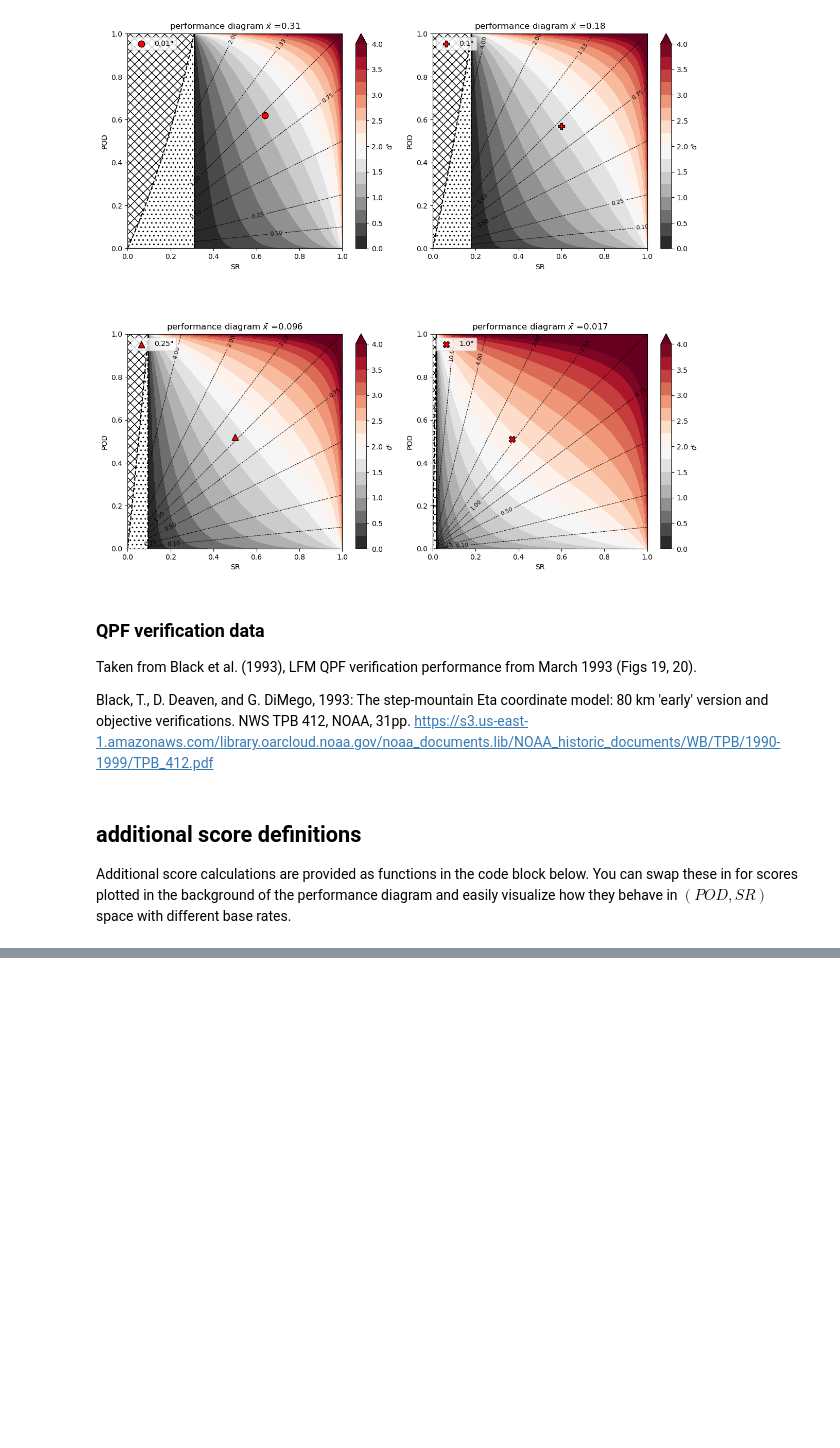
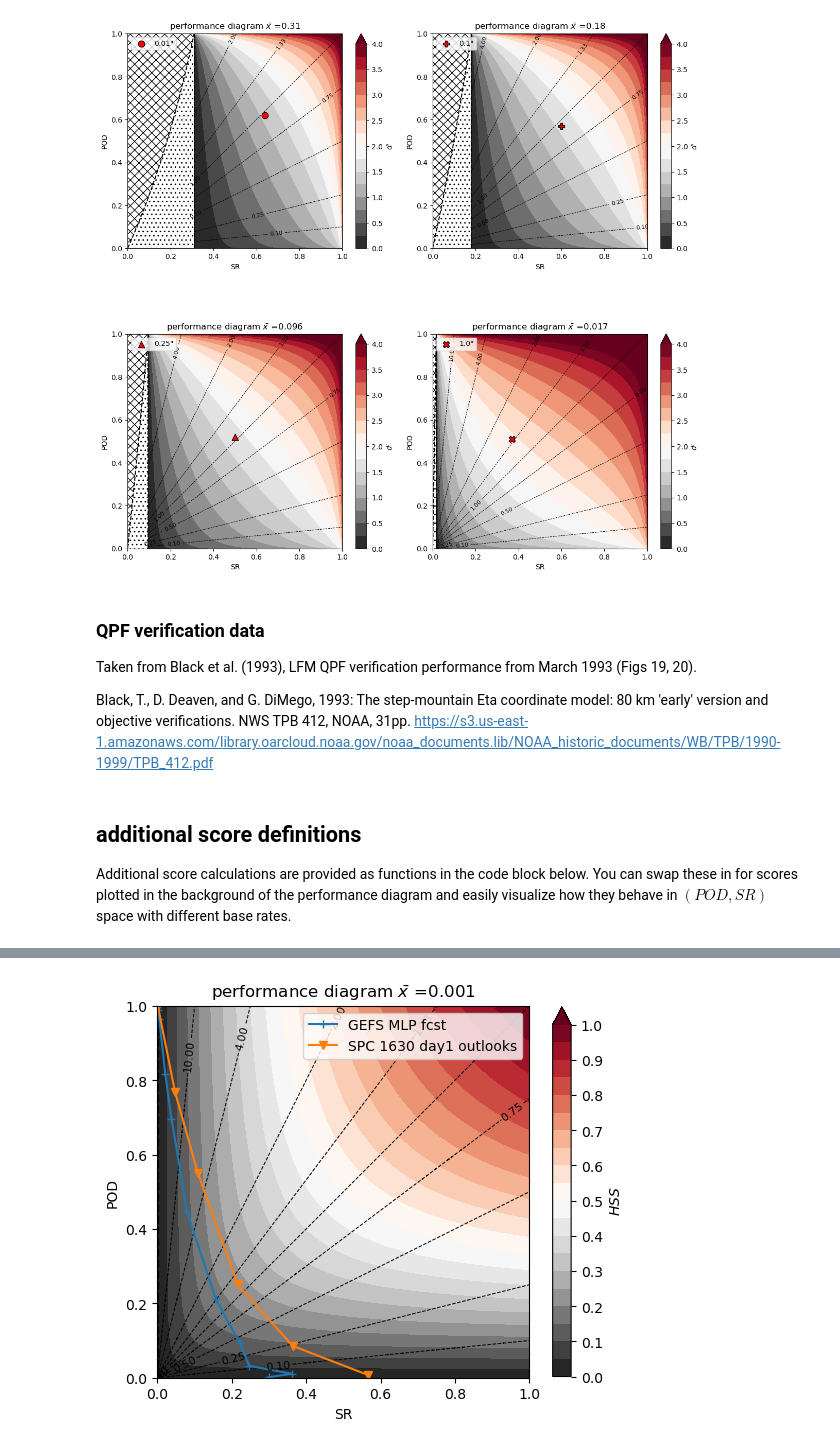
Before and after one commit to baldwin-ou/verification, a Jupyter notebook: intro_performance_diagram.ipynb, the cells around one changed output, grey strips where cells are left out. Drawn from its saved outputs; the diff is of its cells as text; code cells hidden in the pictures; blank space fills up the shorter version.

```diff
--- a/intro_performance_diagram.ipynb
+++ b/intro_performance_diagram.ipynb
@@ -817,0 +893,20 @@ def alphame(a,b,c,d):
+# %%
+hazard='torn'
+range='day1_0000'
+df_mlp=pd.read_csv(f'/users/baldwin/datasets/{hazard}_outlooks/gefsmlp_day1_area_verf_full_regions_2022_24.csv.gz')
+df_sum_mlp=df_mlp[(df_mlp.OBS_TYPE=='svr')&(df_mlp.OUTLOOK==range)&(df_mlp.REGION_NAME=='CONUS')].groupby('LABEL').sum(numeric_only=True)
+#df_sum['fcst']=np.array([0.,15.,30.,45.,5.,60.])
+#df_sum['fcst']=np.array([0.,15.,30.,45.,5.,60.])
+df_sum_mlp['POD']=df_sum_mlp.aa/(df_sum_mlp.aa+df_sum_mlp.cc)
+df_sum_mlp['POFD']=df_sum_mlp.bb/(df_sum_mlp.bb+df_sum_mlp.dd)
+df_sum_mlp['SR']=df_sum_mlp.aa/(df_sum_mlp.aa+df_sum_mlp.bb)
+# %%
+hazard='torn'
+range='day1_1630'
+df_40=pd.read_csv(f'/users/baldwin/datasets/{hazard}_outlooks/day1_area_verf_full_regions.csv.gz')
+df_sum40=df_40[(df_40.OBS_TYPE=='svr')&(df_40.OUTLOOK==range)&(df_40.REGION_NAME=='CONUS')].groupby('LABEL').sum(numeric_only=True)
+#df_sum['fcst']=np.array([0.,15.,30.,45.,5.,60.])
+#df_sum['fcst']=np.array([0.,15.,30.,45.,5.,60.])
+df_sum40['POD']=df_sum40.aa/(df_sum40.aa+df_sum40.cc)
+df_sum40['POFD']=df_sum40.bb/(df_sum40.bb+df_sum40.dd)
+df_sum40['SR']=df_sum40.aa/(df_sum40.aa+df_sum40.bb)
@@ -817,0 +939,74 @@ def alphame(a,b,c,d):
+# %%
+# performance diagram - mask out "no skill" region
+
+# some functions to assist with score calculation
+def dprime(a,b,c,d):
+    return norm.ppf(a/(a+c))-norm.ppf(b/(b+d))
+
+def bias(a,b,c,d):
+    return (a+b)/(a+c)
+
+# 2x2 contingency elements depend on base rate
+#xbar=0.1
+
+# need to know the base rate in order to find the 2x2 contingency table elements in (POD,SR) space
+xbar=0.001
+
+fig, axs = plt.subplots(figsize=(6,6))
+
+# arrays hold 2d fields of POD, SR to allow for calculation of scores in background of plots
+pod_y=np.arange(0.001,1.0,0.001)
+sr_x=np.arange(0.001,1.0,0.001)
+sr_perf,pod_perf=np.meshgrid(sr_x,pod_y)
+
+# 2x2 contingency elements in 2-D POD,SR space
+aa_2d=xbar*pod_perf
+bb_2d=xbar*(pod_perf/sr_perf-pod_perf)
+cc_2d=xbar*(1.-pod_perf)
+dd_2d=1.-xbar*(pod_perf/sr_perf+1.-pod_perf)
+
+# set no skill region to nan
+aa_2d[sr_perf<xbar]=np.nan
+bb_2d[sr_perf<xbar]=np.nan
+cc_2d[sr_perf<xbar]=np.nan
+dd_2d[sr_perf<xbar]=np.nan
+
+# labels and ticks for background score colorbar
+label1=r"$HSS$"
+extend1='max'
+d_lvls=np.linspace(0.,1.,21)
+d_ticks=np.linspace(0.,1.,11)
+
+# plot diagram with background score colorfill and bias contours
+cs0=axs.contour(sr_x,pod_y,bias(aa_2d,bb_2d,cc_2d,dd_2d),levels=np.array([0.1,0.25,0.5,0.75,1.,1.33,2.,4.,10.]),colors='k',linestyles='dashed',linewidths=0.7)
+axs.clabel(cs0, cs0.levels, inline=True, fontsize=8)
+
+sc1=axs.contourf(sr_x,pod_y,hss(aa_2d,bb_2d,cc_2d,dd_2d),levels=d_lvls,cmap='RdGy_r',extend=extend1)
+plt.colorbar(sc1,orientation='vertical',shrink=0.8,label=label1,ax=axs,ticks=d_ticks)
+
+#zero skill line - vertical at SR = base rate
+axs.plot([xbar,xbar],[0,1],color='k',linestyle='dashed')
+
+axs.set_aspect('equal')
+axs.set_xlim(0.,1.)
+axs.set_ylim(0.,1.)
+axs.set_xlabel('SR')
+axs.set_ylabel('POD')
+axs.set_title(r'performance diagram $\bar x$ ='+f'{xbar}')
+
+# get data you will need to create a "background patch" to your plot
+xmin, xmax = ax.get_xlim()
+ymin, ymax = ax.get_ylim()
+xy = (xmin+0.001,ymin+0.001)
+width = xmax - xmin - 0.002
+height = ymax - ymin - 0.002
+# create the patch and place it in the back of countourf (zorder!)
+p = patches.Rectangle(xy, width, height, hatch='..', linewidth=0,fill=None, zorder=-10)
+axs.add_patch(p)
+
+# plot example performance curve
+
+axs.plot(df_sum_mlp.SR,df_sum_mlp.POD,marker='+',label='GEFS MLP fcst')
+axs.plot(df_sum40.SR,df_sum40.POD,marker='v',label='SPC 1630 day1 outlooks')
+axs.legend()
+# %% [output]
@@ -817,0 +1014 @@ def alphame(a,b,c,d):
+[figure, added]
```
Also changed, not shown: parts of 53 cells of this notebook.
